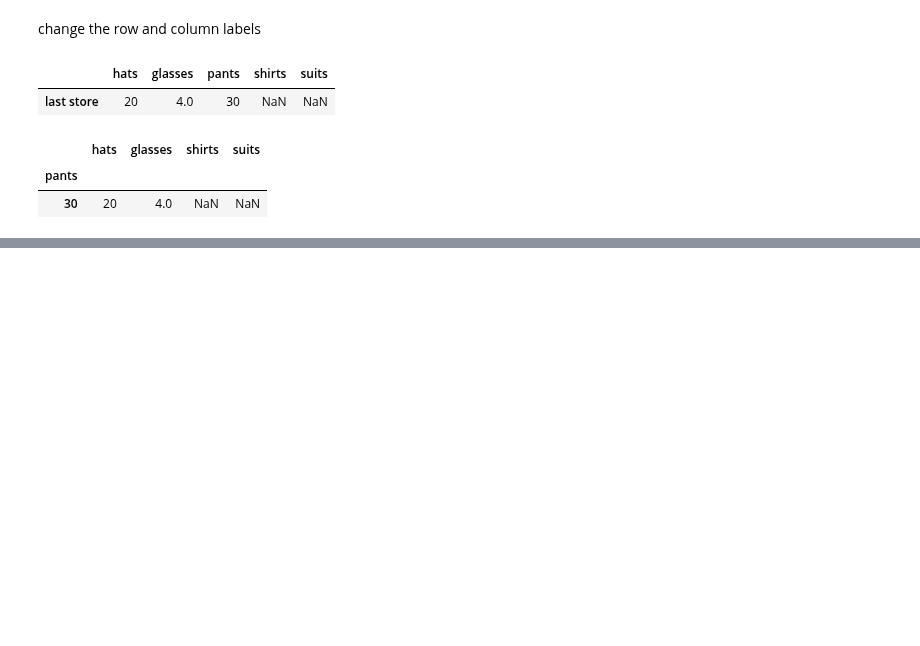
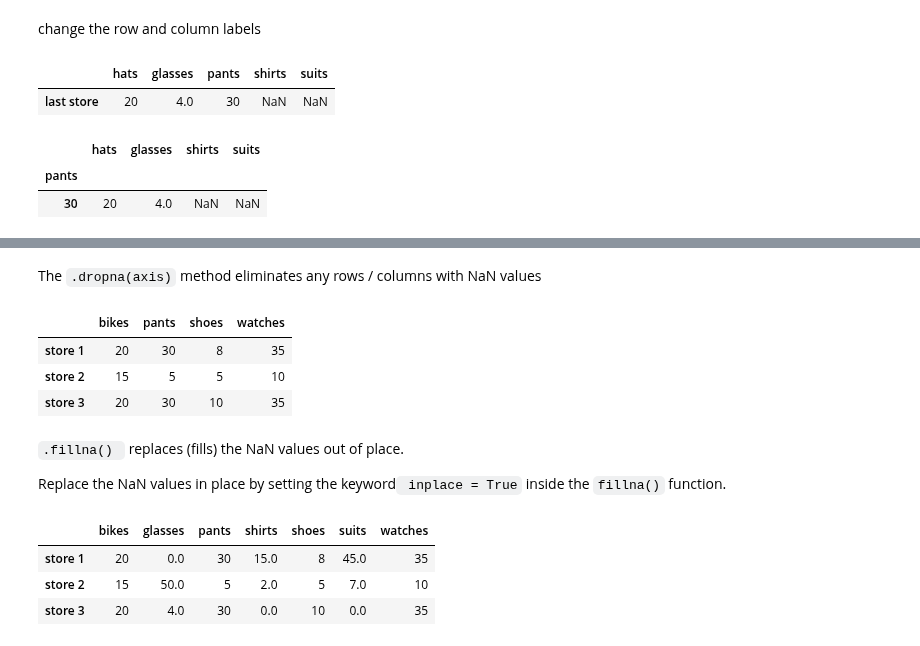
Before and after one commit to Berenice2018/DeepLearning, a Jupyter notebook: Pandas.ipynb, the cells around one changed output, grey strips where cells are left out. Cells and saved outputs as stored; diff of their text form; code cells hidden in the pictures; blank space fills up the shorter version.

```diff
--- a/Pandas.ipynb
+++ b/Pandas.ipynb
@@ -535,0 +581,23 @@ store_items
+# %% [markdown]
+The `.dropna(axis)` method eliminates any rows / columns with NaN values
+# %%
+# drop any rows with NaN values
+store_items.dropna(axis = 0)
+store_items.dropna(axis = 1) # drop columns
+# %% [output]
+|  | bikes | pants | shoes | watches |
+| store 1 | 20 | 30 | 8 | 35 |
+| store 2 | 15 | 5 | 5 | 10 |
+| store 3 | 20 | 30 | 10 | 35 |
+# %% [markdown]
+`.fillna() ` replaces (fills) the NaN values out of place.
+
+Replace the NaN values in place by setting the keyword` inplace = True` inside the `fillna()` function.
+# %%
+# We replace all NaN values with 0
+store_items.fillna(0)
+# %% [output]
+|  | bikes | glasses | pants | shirts | shoes | suits | watches |
+| store 1 | 20 | 0.0 | 30 | 15.0 | 8 | 45.0 | 35 |
+| store 2 | 15 | 50.0 | 5 | 2.0 | 5 | 7.0 | 10 |
+| store 3 | 20 | 4.0 | 30 | 0.0 | 10 | 0.0 | 35 |
```
Also changed, not shown: parts of 15 cells of this notebook.
